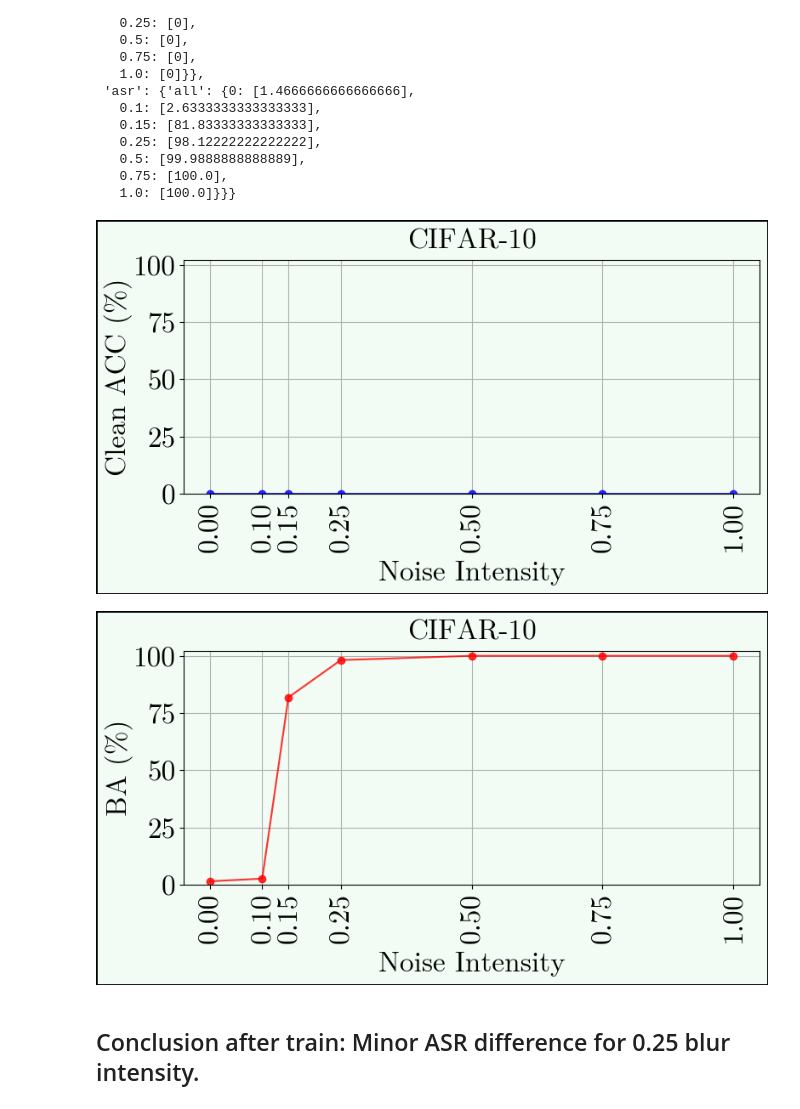
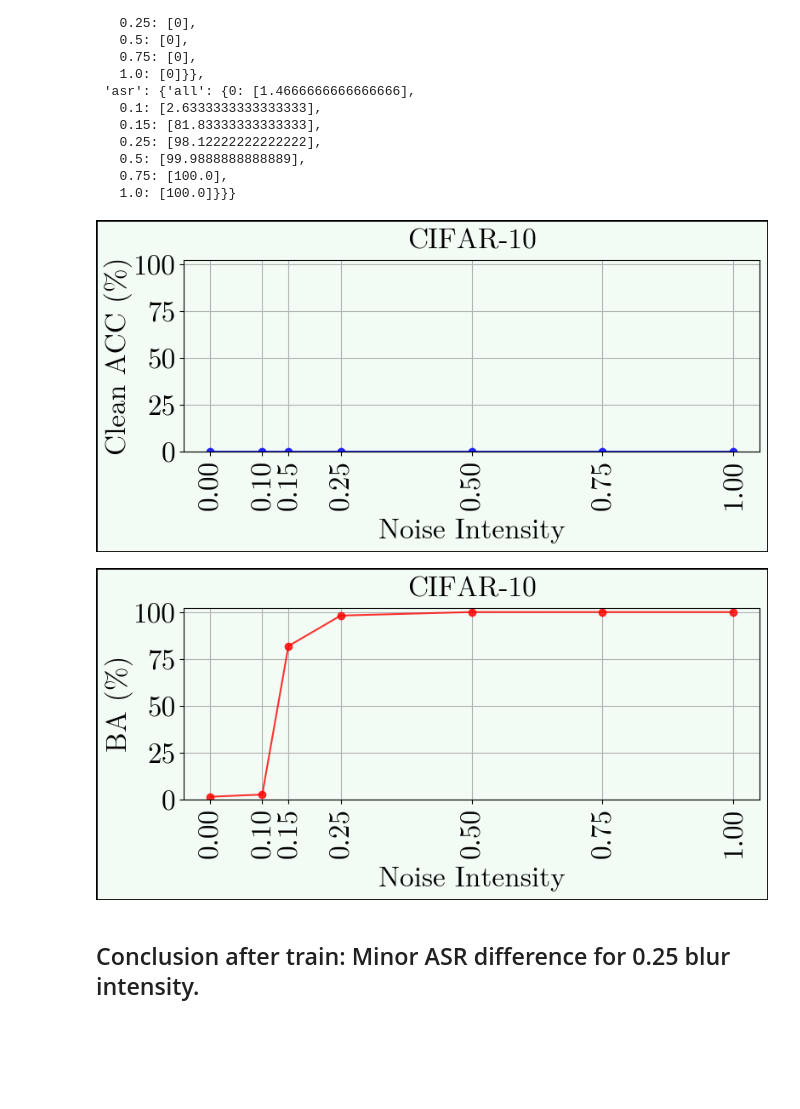
Before and after one commit to nishant-ingle/backdoors, a Jupyter notebook: noise-intensity-resnet18.ipynb, the cells around one changed output. Drawn from its saved outputs; the diff is of its cells as text; code cells hidden in the pictures; blank space fills up the shorter version.

```diff
--- a/noise-intensity-resnet18.ipynb
+++ b/noise-intensity-resnet18.ipynb
@@ -441,7 +441,11 @@ intensities = [0, 0.1, 0.15] + [0.25 * x for x in range(1,5)]
 intensities.sort()
 images = []
 labels = []
+blocked = [0.1, 0.15]
+
 for intensity in intensities:
+    if intensity in blocked:
+        continue
     noisy_img = add_noise_to_image(img, noise_intensity=intensity, location='all', blur_width=4, blur_height=4)
     images.append(noisy_img)
     labels.append(f"{intensity}")
@@ -902,6 +906,8 @@ d
    0.5: [99.9888888888889],
    0.75: [100.0],
    1.0: [100.0]}}}
+# %%
+d =  {'clean_acc': {'all': {0: [0], 0.1: [0], 0.15: [0], 0.25: [0], 0.5: [0], 0.75: [0], 1.0: [0]}}, 'asr': {'all': {0: [1.4666666666666666], 0.1: [2.6333333333333333], 0.15: [81.83333333333333], 0.25: [98.12222222222222], 0.5: [99.9888888888889], 0.75: [100.0], 1.0: [100.0]}}}
 # %%
 green = '#F2FCF4'
 pink = '#FCF5FC'
@@ -930,7 +936,7 @@ def mean_and_ci(values, confidence=0.95):
 
 def plot_metric_for_all_locations(d, metric, ylabel, color):
     locations = d[metric].keys()
-    fig, ax = plt.subplots(figsize=(8, 4.5))
+    fig, ax = plt.subplots(figsize=(8, 4))
     ax.set_facecolor(green)
     fig.patch.set_facecolor(green)
     fig.set_frameon(True)                 # usually True by default [web:19]
@@ -940,34 +946,34 @@ def plot_metric_for_all_locations(d, metric, ylabel, color):
     for loc in locations:
         cintensities = list(d[metric][loc].keys())
         means = []
         cis = []
         for intensity in cintensities:
             mean, ci = mean_and_ci(d[metric][loc][intensity], confidence)
             means.append(mean)
             cis.append(ci)
         plt.plot(cintensities, means, color=color, marker='o', label=f'{loc}', linestyle='-', alpha=0.8)
         # plt.errorbar(intensities, means, color=color, yerr=cis, fmt='o', capsize=5, alpha=0.8)
     plt.ylabel(ylabel, fontproperties=font18, labelpad=0)
     plt.xlabel(f'Noise Intensity', fontproperties=font18, labelpad=7)
     plt.title(f'CIFAR-10', fontproperties=font18, pad=10)
     plt.grid(True)
     ax.set_yticks([0, 25, 50, 75, 100])
     plt.ylim([0, 102])
 
     plt.xticks(cintensities, rotation=90, fontproperties=font18)
     plt.yticks(fontproperties=font18)
     # plt.legend()
     plt.tight_layout()
     plt.savefig(f'noise intensity cifar10 train_{metric}.pdf')
     plt.show()
 
 
 # Plot for clean_acc
 plot_metric_for_all_locations(d, 'clean_acc', 'Clean ACC (%)', 'blue')
 # Plot for asr
 plot_metric_for_all_locations(d, 'asr', 'BA (%)', 'red')
 # %% [output]
-[figure, old version]
+[figure, new version]
-[figure, old version]
+[figure, new version]
 # %% [markdown]
 ## Conclusion after train: Minor ASR difference for 0.25 blur intensity.
```
Also changed, not shown: parts of 4 cells of this notebook.
